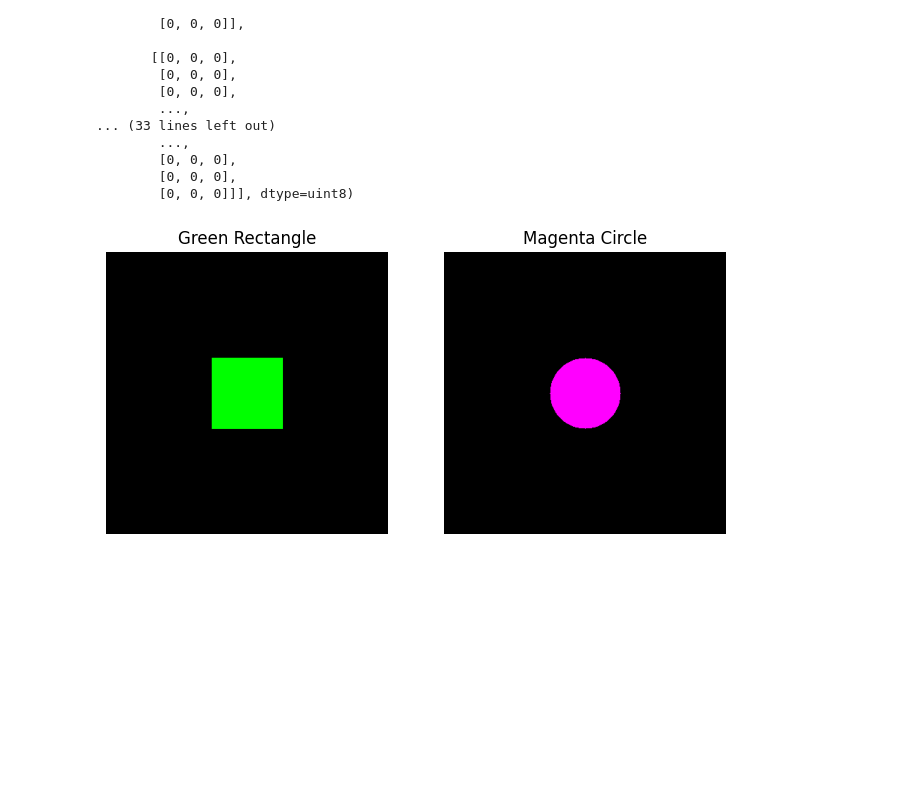
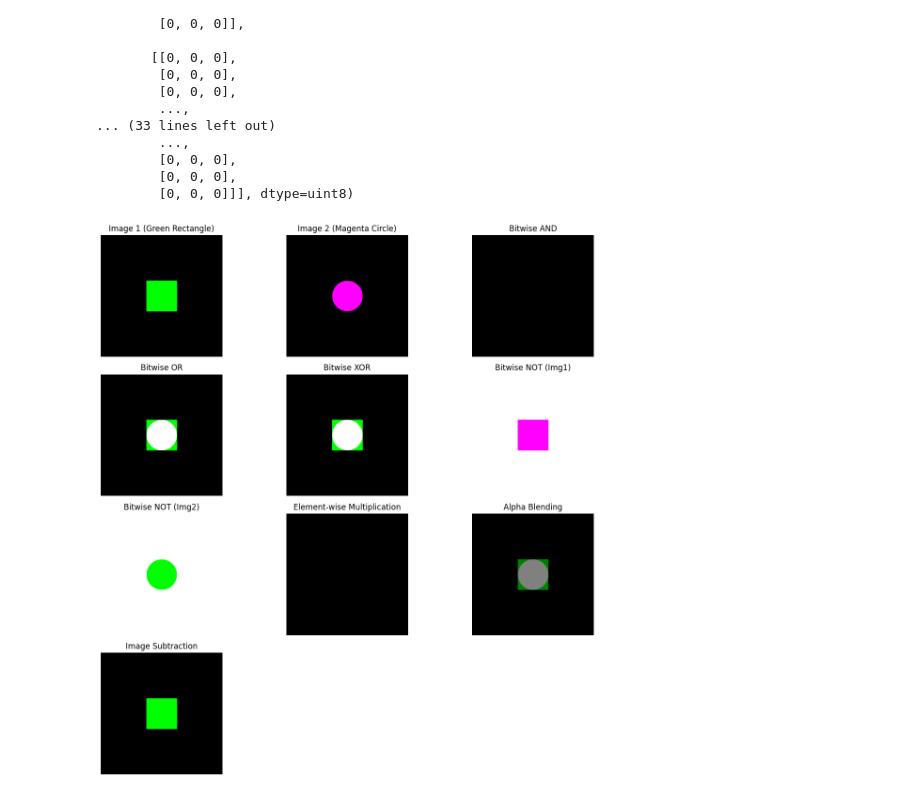
Before and after one commit to Sowrobh1/DIP_LAB, a Jupyter notebook: 2125051026.ipynb, the cells around one changed output. Saved outputs shown, nothing was run; the diff lists cells and outputs as text; code cells hidden in the pictures; blank space fills up the shorter version.

```diff
--- a/2125051026.ipynb
+++ b/2125051026.ipynb
@@ -49,20 +49,34 @@ array([[[0, 0, 0],
         [0, 0, 0],
         [0, 0, 0],
         [0, 0, 0]]], dtype=uint8)
+# %%
+
+bitwise_and = cv2.bitwise_and(img1, img2)
+bitwise_or = cv2.bitwise_or(img1, img2)
+bitwise_xor = cv2.bitwise_xor(img1, img2)
+bitwise_not1 = cv2.bitwise_not(img1)
+bitwise_not2 = cv2.bitwise_not(img2)
+multiply = cv2.multiply(img1, img2)
+alpha_blend = cv2.addWeighted(img1, 0.5, img2, 0.5, 0)
+subtract = cv2.subtract(img1, img2)
+# %%
+
+titles = ["Image 1 (Green Rectangle)", "Image 2 (Magenta Circle)",
+          "Bitwise AND", "Bitwise OR", "Bitwise XOR",
+          "Bitwise NOT (Img1)", "Bitwise NOT (Img2)",
+          "Element-wise Multiplication", "Alpha Blending", "Image Subtraction"]
+images = [img1, img2, bitwise_and, bitwise_or, bitwise_xor,
+          bitwise_not1, bitwise_not2, multiply, alpha_blend, subtract]
 # %%
 
-plt.figure(figsize=(8, 4))
+plt.figure(figsize=(12, 12))
+for i in range(10):
+    plt.subplot(4, 3, i+1)
+    plt.imshow(cv2.cvtColor(images[i], cv2.COLOR_BGR2RGB))
+    plt.title(titles[i])
+    plt.axis('off')
 
-plt.subplot(1, 2, 1)
-plt.imshow(cv2.cvtColor(img1, cv2.COLOR_BGR2RGB))
-plt.title("Green Rectangle")
-plt.axis("off")
-
-plt.subplot(1, 2, 2)
-plt.imshow(cv2.cvtColor(img2, cv2.COLOR_BGR2RGB))
-plt.title("Magenta Circle")
-plt.axis("off")
-
+plt.tight_layout()
 plt.show()
 # %% [output]
-[figure, old version]
+[figure, new version]
```
Also changed, not shown: parts of 5 cells of this notebook.
